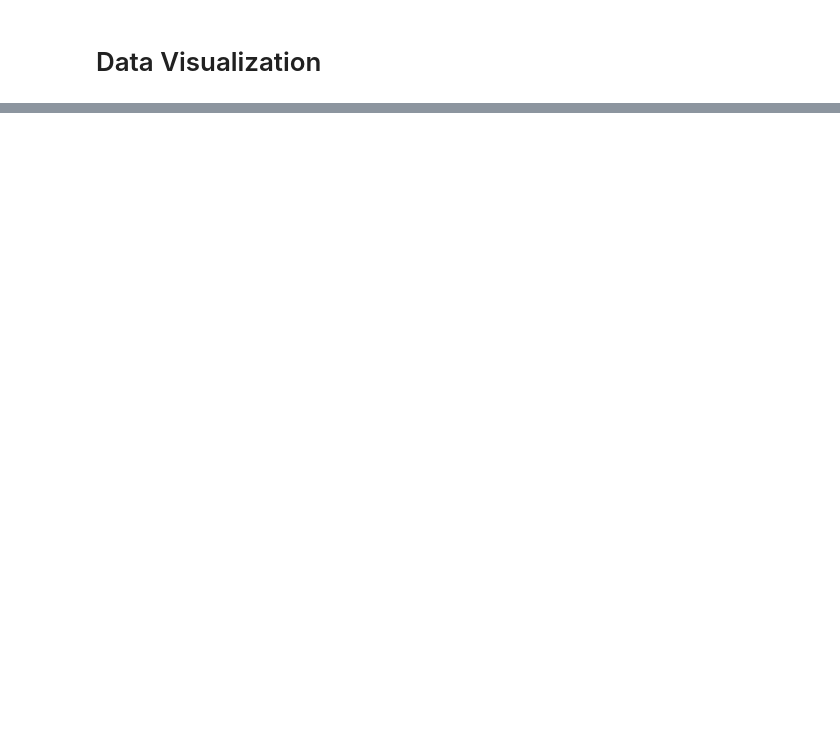
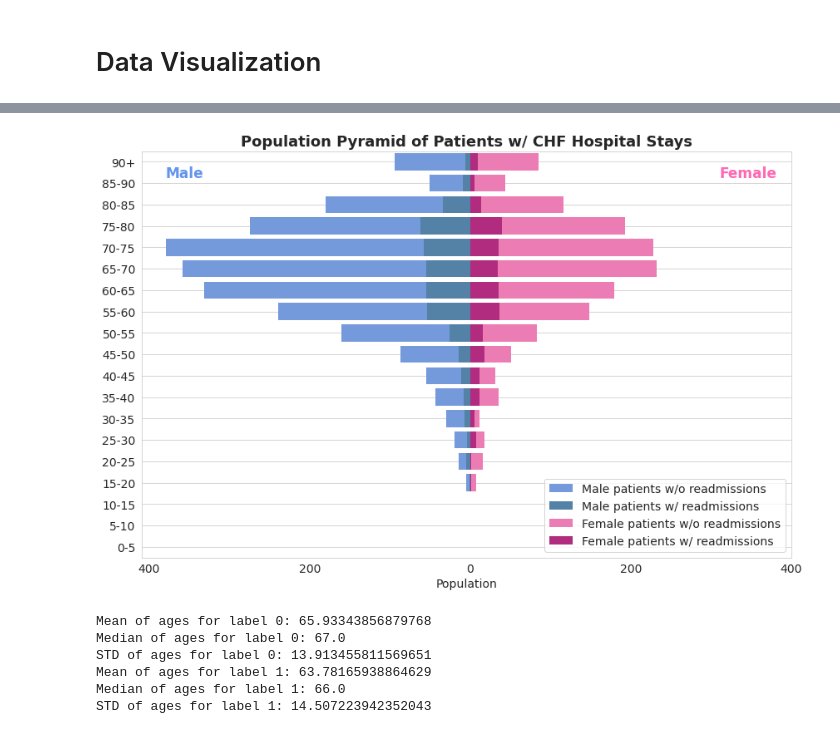
Before and after one commit to vina2329/ICU-readmissions-prediction, a Jupyter notebook: PMAP_Demographic_Vina.ipynb, the cells around one changed output, grey strips where cells are left out. Saved outputs shown, nothing was run; the diff lists cells and outputs as text; code cells hidden in the pictures; blank space fills up the shorter version.

```diff
--- a/PMAP_Demographic_Vina.ipynb
+++ b/PMAP_Demographic_Vina.ipynb
@@ -25,0 +29,4 @@ CHF_hosp_icu_stays = pd.read_csv('CHF_hosp_icu_stays.csv', parse_dates = ['hosp_
+# %%
+# Get demographics from our patient cohort
+CHF_patient = patient[patient.osler_sid.isin(CHF_hosp_icu_stays.osler_sid)]
+display(CHF_patient.head())
@@ -25,0 +68,4 @@ CHF_hosp_icu_stays = pd.read_csv('CHF_hosp_icu_stays.csv', parse_dates = ['hosp_
+# %%
+race_dict = {'Am Indian':'Asian', 'Unknown':'Other', 'NotDisclose':'Other', 'Pac Islander':'Asian', 'Other Pacifi':'Asian', 'Native Hawai':'Asian'}
+CHF_patient = CHF_patient.replace(race_dict)
+CHF_patient.first_race.value_counts()
@@ -26,5 +78,5 @@ CHF_hosp_icu_stays = pd.read_csv('CHF_hosp_icu_stays.csv', parse_dates = ['hosp_
 # %%
-merged_df = pd.merge(left = CHF_unq_idx_icu_stays, right = CHF_patient[['osler_sid','gender','first_race','birth_year']], how = 'left', on = 'osler_sid')
+merged_df = pd.merge(left = CHF_hosp_icu_stays, right = CHF_patient[['osler_sid','gender','first_race','birth_year']], how = 'left', on = 'osler_sid')
 
 # Generating the age column: birth years with 1900 are encoded for ages > 90 due to HIPAA regulations.
 # Therefore, age = 90 are hard-coded for when birth years = 1900.
@@ -32,4 +84,12 @@ merged_df['age'] = np.where(merged_df.birth_year == 1900, 90, merged_df.hosp_adm
 
 # Renaming column names
 merged_df.rename(columns = {'first_race':'race'}, inplace = True)
-merged_df['race'] = merged_df['race'].replace({'Am Indian': 'Indian'})
+df_demo_features = pd.get_dummies(merged_df, columns = ['gender','race'])
+df_demo_features = df_demo_features.drop(['birth_year'], axis = 1)
+
+# Check missing values
+display(df_demo_features.info())
+
+# Save
+df_demo_features.to_csv('demographic_features.csv', index = False)
+df_demo_features.head()
@@ -41 +161,34 @@ df_demo_features.to_csv('demographic_features.csv', index = False)
+# %%
+sns.set_style("whitegrid")
+plt.figure(figsize = (14, 9))
+ax1 = sns.barplot(x = 'gender_Male', y = 'age_range', data = df0, color = 'cornflowerblue', label = 'Male patients w/o readmissions', linewidth = 0)
+ax2 = sns.barplot(x = 'gender_Male', y = 'age_range', data = df1, color = 'steelblue', label = 'Male patients w/ readmissions', linewidth = 0)
+ax3 = sns.barplot(x = 'gender_Female', y = 'age_range', data = df0, color = 'hotpink', label = 'Female patients w/o readmissions', linewidth = 0)
+ax4 = sns.barplot(x = 'gender_Female', y = 'age_range', data = df1, color = 'mediumvioletred', label = 'Female patients w/ readmissions', linewidth = 0)
+plt.title("Population Pyramid of Patients w/ CHF Hospital Stays", fontsize = 18, fontweight = 'extra bold')
+plt.xlabel("Population", fontsize = 14)
+plt.ylabel('')
+plt.grid()
+plt.xticks(ticks=[-400, -200, 0, 200, 400], labels = [400, 200, 0, 200, 400], fontsize = 14)
+plt.yticks(fontsize = 14)
+plt.legend(loc = 'lower right', fontsize = 14)
+plt.text(-380, 0.75, 'Male', fontsize = 17, fontweight = 'bold', color = 'cornflowerblue')
+plt.text(310, 0.75, 'Female', fontsize = 17, fontweight = 'bold', color = 'hotpink')
+plt.show()
+# %% [output]
+[figure, added]
+# %%
+print('Mean of ages for label 0: ' + str(demo_lab0.age.mean()))
+print('Median of ages for label 0: ' + str(demo_lab0.age.median()))
+print('STD of ages for label 0: ' + str(demo_lab0.age.std()))
+print('Mean of ages for label 1: ' + str(demo_lab1.age.mean()))
+print('Median of ages for label 1: ' + str(demo_lab1.age.median()))
+print('STD of ages for label 1: ' + str(demo_lab1.age.std()))
+# %% [output]
+Mean of ages for label 0: 65.93343856879768
+Median of ages for label 0: 67.0
+STD of ages for label 0: 13.913455811569651
+Mean of ages for label 1: 63.78165938864629
+Median of ages for label 1: 66.0
+STD of ages for label 1: 14.507223942352043
 # %%
```
Also changed, not shown: parts of 17 cells of this notebook.
